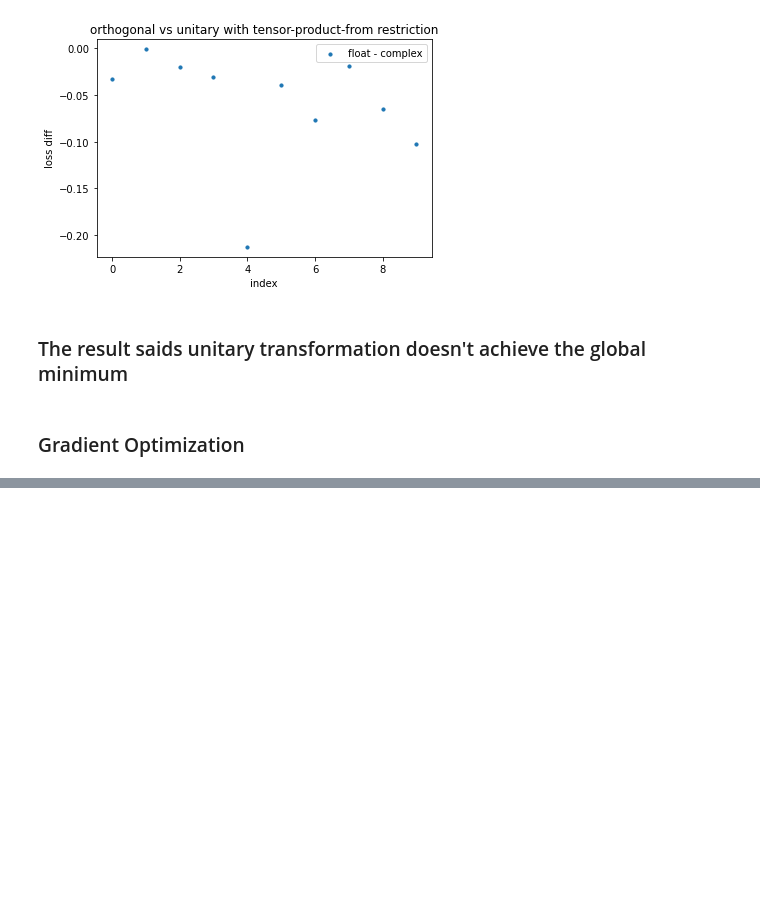
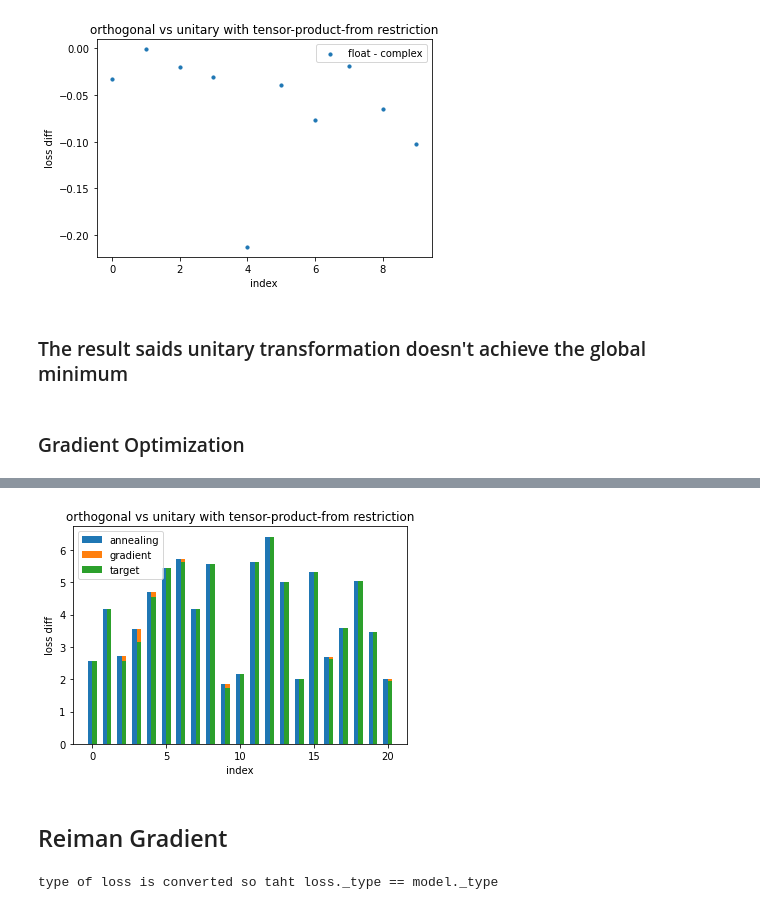
Before and after one commit to MKrbm/worms, a Jupyter notebook: python/nsp/unitary_vs_orthogonal.ipynb, the cells around one changed output, grey strips where cells are left out. Drawn from its saved outputs; the diff is of its cells as text; code cells hidden in the pictures; blank space fills up the shorter version.

Commit message:
rieman bag fix & plot figures

```diff
--- a/python/nsp/unitary_vs_orthogonal.ipynb
+++ b/python/nsp/unitary_vs_orthogonal.ipynb
@@ -385,0 +372,23 @@ fig.show()
+# %%
+import scipy.optimize as optimize
+from nsp.solver import SymmSolver, UnitarySymmTs
+model = nsp.model.UnitaryGenerator(2, dtype=torch.float64)
+
+result = []
+for _ in range(100):
+    X = np.random.randn(4,4)
+    X = X.T + X
+    loss = nsp.loss.MES(torch.tensor(X), [2,2])
+    bounds = [[-30, 30]] * model._n_params
+    ret = optimize.dual_annealing(SymmSolver(model, loss, False), bounds = bounds, restart_temp_ratio = 1e-3,
+                                  visit = 2.7, initial_temp = 10**4, maxiter = 200)
+
+    ret_min_grad = 1e10
+    for _ in range(10):
+        model.reset_params()
+        solver = UnitarySymmTs(torch.optim.Adam, model, loss, lr = 0.001)
+        ret_ts = solver.run(1000, True)
+        ret_min_grad = min(ret_ts["best_loss"], ret_min_grad)
+    ret.fun - ret_min_grad
+    print(f"annealing = {ret.fun}, gradient = {ret_min_grad}, target = {loss.target}")
+    result.append([ret.fun, ret_min_grad, loss.target])
@@ -385,0 +414,22 @@ fig.show()
+# %%
+from matplotlib import pyplot as plt
+fig, ax = plt.subplots()
+res = np.array(result)
+ann = res[:,0]
+sgd = res[:,1]
+t = res[:,2]
+ax.bar(np.arange(res.shape[0]), ann, align="edge", width=-0.3 , label = "annealing")
+ax.bar(np.arange(res.shape[0]), sgd,align="edge", width=0.3,  label = "gradient")
+ax.bar(np.arange(res.shape[0]), t, align="edge", width=0.3 , label = "target")
+
+
+ax.set_title('orthogonal vs unitary with tensor-product-from restriction')
+ax.set_xlabel('index')
+ax.set_ylabel('loss diff')
+ax.legend()/home/user/project/python/nsp/test/l1_rieman_grad_lr=0.001.jpg
+fig.show()
+plt.savefig('gradient_vs_annnearling_2x2.jpg', dpi=400, bbox_inches="tight")
+# %% [output]
+[figure, added]
+# %% [markdown]
+## Reiman Gradient
@@ -385,0 +471,20 @@ fig.show()
+# %%
+model = nsp.model.UnitaryRiemanGenerator(4, dtype=torch.float64)
+sgd = RiemanSGD(bestmodel, t)
+loss_old = loss_l1(bestmodel.matrix()).item()
+loss_l1(bestmodel.matrix()).backward()
+S, U = sgd._riemannian_grad(bestmodel._params)
+W = bestmodel.matrix().data
+# S = S/torch.linalg.norm(S@W)
+# loss_rieman_dir = loss_l1(torch.matrix_exp(-t*S)@W)
+
+res = []
+for _ in range(1000):
+    S_ = np.random.randn(4,4)
+    S_ = S_ - S_.T
+    S_ = torch.Tensor(S_).to(torch.float64)
+    S_ = S_/torch.linalg.norm(S_@W)
+    loss_random = loss_l1(torch.matrix_exp(-t*S_)@W)
+    res.append((loss_random-loss_old).item())
+# %% [output]
+type of loss is converted so taht loss._type == model._type
```
Also changed, not shown: parts of 17 cells of this notebook, 13 other files.
